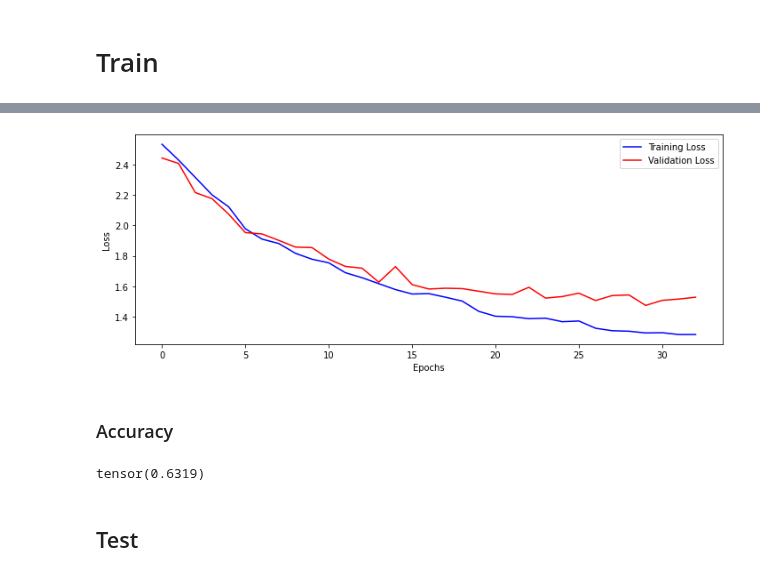
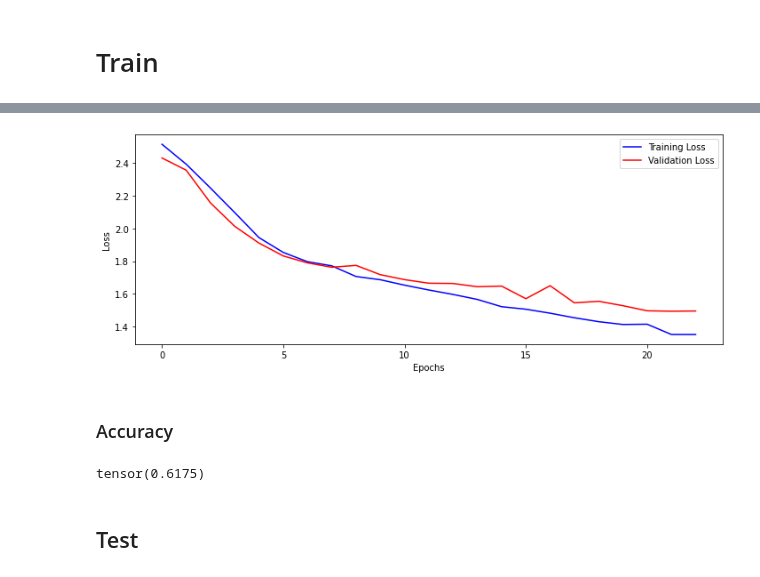
Before and after one commit to bzitko/nlp_repo, a Jupyter notebook: assignments/a05/_nlp_a05.1_surname_classification_rnn_solution.ipynb, the cells around one changed output, grey strips where cells are left out. Saved outputs shown, nothing was run; the diff lists cells and outputs as text; code cells hidden in the pictures.

```diff
--- a/assignments/a05/_nlp_a05.1_surname_classification_rnn_solution.ipynb
+++ b/assignments/a05/_nlp_a05.1_surname_classification_rnn_solution.ipynb
@@ -80,14 +80,13 @@ Create variables:
 nationality_vocab = Vocabulary()
 nationality_vocab.fill(surname_df.nationality)
 
-surname_vocab = Vocabulary(pad_tok=".", unk_tok="@", bgn_tok="<", end_tok=">")
+surname_vocab = Vocabulary(pad_tok=".", unk_tok="@")
 surname_vocab.fill(chain(*train_df.surname))
-max_surname_size = max(train_df.surname.apply(len)) + 2 # for begin and end tok
+max_surname_size = max(train_df.surname.apply(len))  # for begin and end tok
 
 # test
+# test
+assert max_surname_size == 19, f"your max_surname_size is {max_surname_size}, not 19 "
+assert len(surname_vocab) == 80
 assert len(nationality_vocab) == 18
-
-assert max_surname_size == 19
-assert torch
-assert allclose(surname_vocab.pad("johnson", max_surname_size), [1, 43, 48, 41, 47, 52, 48, 47, 2,
-                                                                 0, 0, 0, 0, 0, 0, 0, 0, 0, 0])
+assert allclose(surname_vocab.pad("johnson", 10), [1, 43, 48, 41, 47, 52, 48, 47,  2,  0])
@@ -365,7 +366,7 @@ del layers, dataset, loader, x, y, y_hat, model
 StepByStep.set_seed(96)
 
 model = SurnameClassifier(num_emb=len(surname_vocab),
-                          emb_size=100,
+                          emb_size=50,
                           rnn_hidden_size=64,
                           num_classes=len(nationality_vocab),
                           padding_idx=surname_vocab[surname_vocab.pad_tok], batch_first=True)
@@ -390,11 +391,11 @@ Epoch: 32  train loss: 1.28298 val loss: 1.51644 lr: 0.00006
-[figure, old version]
+[figure, new version]
 # %% [markdown]
 ### Accuracy
 # %%
 # accuracy
 (sbs.predict(x_test).argmax(dim=1) == y_test).sum() / y_test.shape[0]
 # %% [output]
-tensor(0.6319)
+tensor(0.6175)
 # %% [markdown]
 ## Test
 # %%
```
Also changed, not shown: parts of 4 cells of this notebook, 3 other files.
